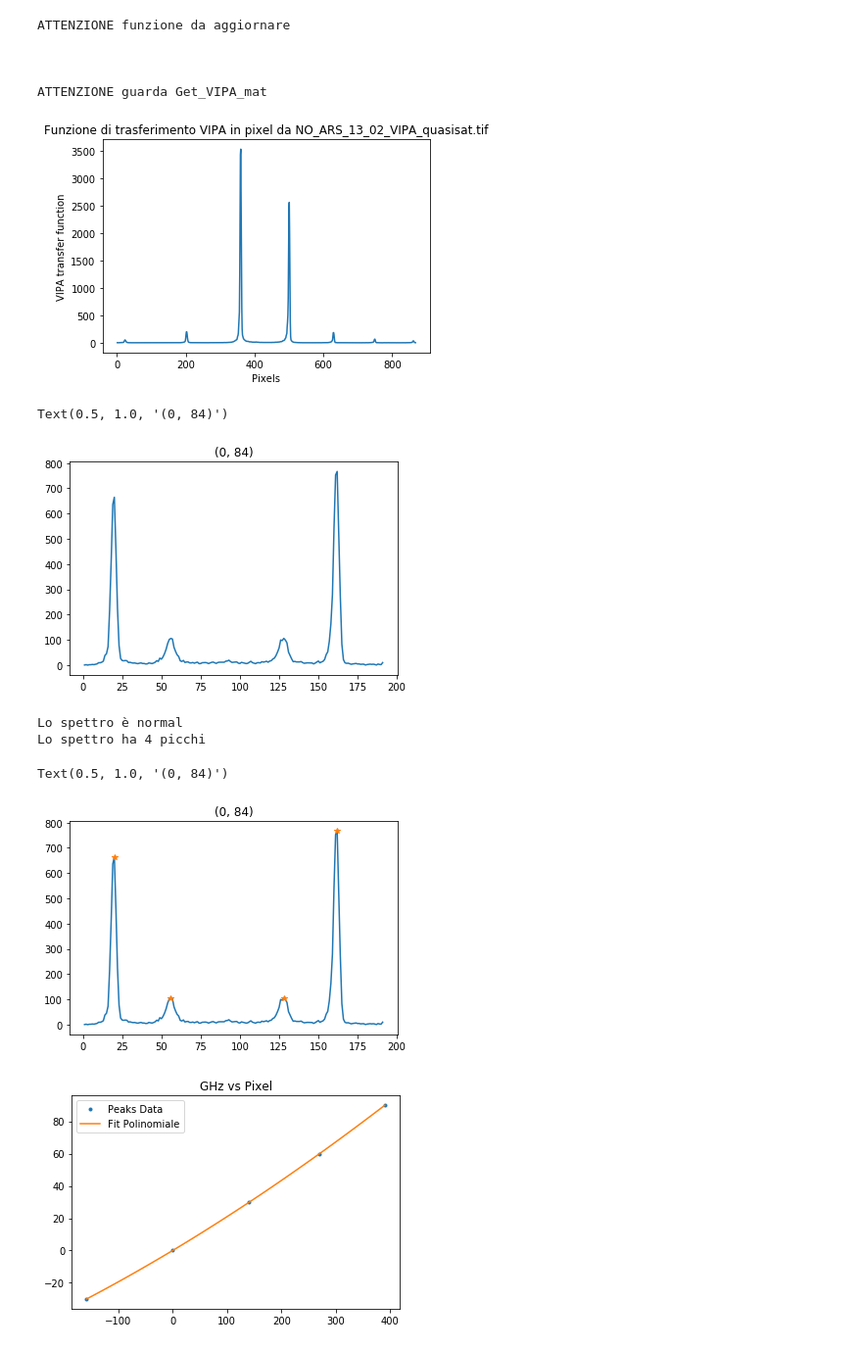
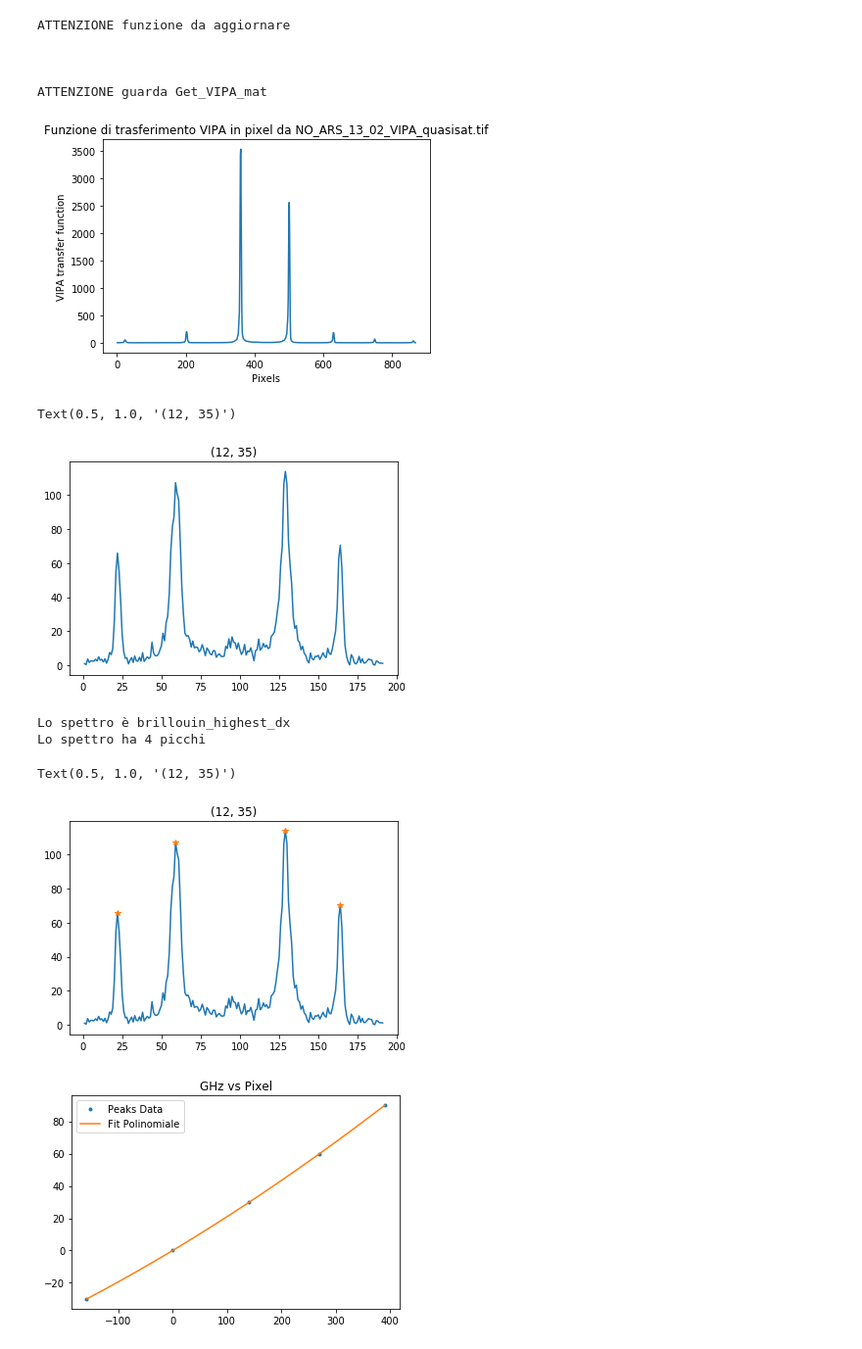
Before and after one commit to flautodipan/Python_Libraries, a Jupyter notebook: Experimentum_single.ipynb, the cells around one changed output. Shown at 98% size. Cells and saved outputs as stored; diff of their text form; code cells hidden in the pictures.

```diff
--- a/Experimentum_single.ipynb
+++ b/Experimentum_single.ipynb
@@ -70,26 +70,26 @@ cols_real   = ('Co', 'Omega', 'Gamma', 'Delta', 'tau', 'delta_position', 'delta_
 cols_gauss  = ( 'A', 'mu', 'sigma')
 # %%
 #0) importo dati e inizializzo oggetti
-i   =   0
-j   =   84
+i   =   12
+j   =   35
 y    =   Import_from_Matlab(spectra_filename, now_path, var_name = 'y3')[i][j]
 Data    =   Exp.Spectrum(name = str((i,j)))
 Data.Get_Spectrum(y = np.resize(y, np.max(y.shape)), offset = 183., cut = pre_cut, cut_range = (10, 175))
 Data.Get_Spectrum_Peaks(**syg_kwargs)
 Data.Get_VIPA_tif(VIPA_filename, now_path, fig = 'VIPA_img', save_path = now_path)
 
 plt.figure()
 plt.plot(Data.x, Data.y)
 plt.title(str((i,j)))
 # %% [output]
 ATTENZIONE funzione da aggiornare
 
 
 
 ATTENZIONE guarda Get_VIPA_mat
 [figure]
-Text(0.5, 1.0, '(0, 84)')
+Text(0.5, 1.0, '(12, 35)')
-[figure, old version]
+[figure, new version]
 # %%
 #1) Classificazione e visualizzazione spettro
 check = Data.Check_Spectrum_Saturation(saturation_height = sat_height, saturation_width = sat_width)
@@ -119,10 +119,10 @@ plt.plot(Data.x, Data.y)
 plt.plot(Data.x[Data.peaks['idx']], Data.y[Data.peaks['idx']], '*')
 plt.title(str((i,j)))
 # %% [output]
-Lo spettro è normal
+Lo spettro è brillouin_highest_dx
 Lo spettro ha 4 picchi
-Text(0.5, 1.0, '(0, 84)')
+Text(0.5, 1.0, '(12, 35)')
-[figure, old version]
+[figure, new version]
 # %%
 #2) Operazioni di conversione in GHz
 
```
Also changed, not shown: parts of 3 cells of this notebook, 1 other file.
